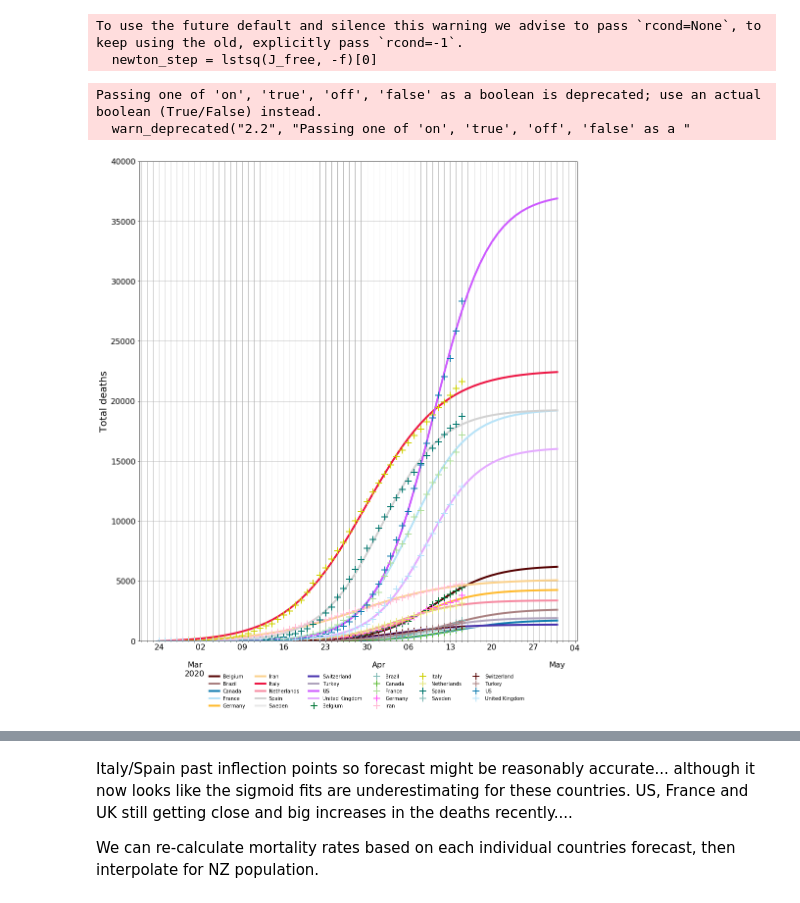
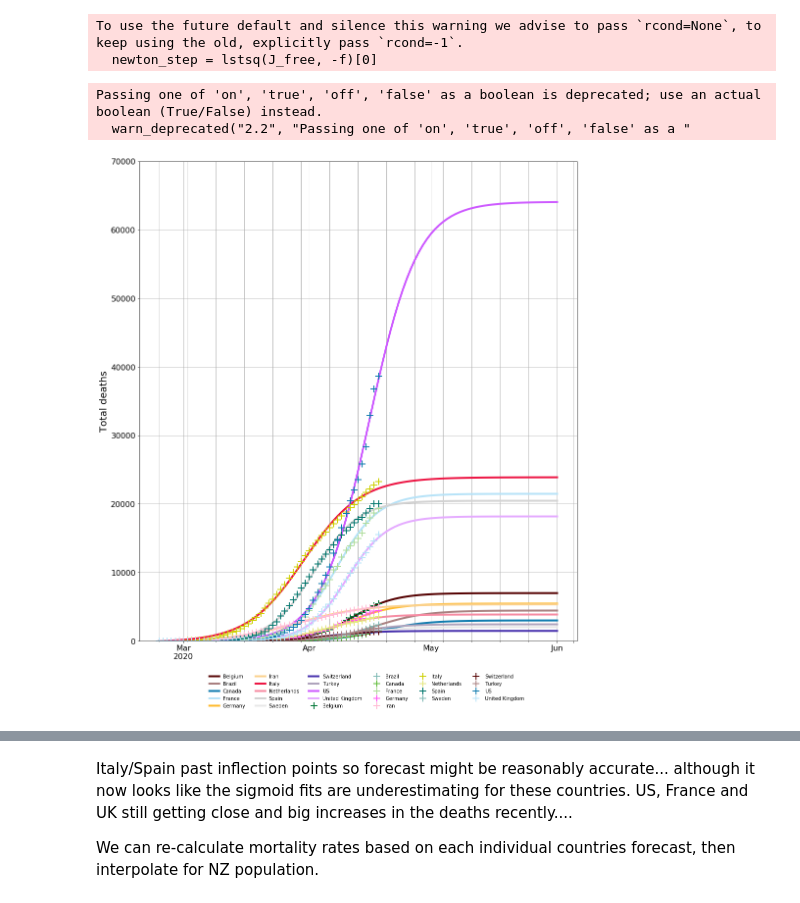
Before and after one commit to djhume/COVID-19, a Jupyter notebook: COVID-19.ipynb, the cells around one changed output, grey strips where cells are left out. Cells and saved outputs as stored; diff of their text form; code cells hidden in the pictures.

```diff
--- a/COVID-19.ipynb
+++ b/COVID-19.ipynb
@@ -812,19 +811,19 @@ To use the future default and silence this warning we advise to pass `rcond=None
   newton_step = lstsq(J_free, -f)[0]
 # %%
 str_d = "2020/2/24"
-end_d = "2020/5/1"
+end_d = "2020/6/1"
 fig = plt.figure(1, figsize=[16,18])
 ax = fig.add_subplot(111)
 country_sigmoids.xs('Forecast', level=1, axis=1)[str_d: end_d].plot(ax=ax, lw=4, fontsize=16)
 country_sigmoids.xs('Reported', level=1, axis=1)[str_d: end_d].plot(ax=ax, marker="+", lw=0, ms=14, mew=2)
-ax.set_ylim([0, 40000])
+ax.set_ylim([0, 70000])
 ax.set_ylabel('Total deaths', fontsize=20)
 legend_format(ax, cols=6, xpos=0.15)
 grid('on', which='both')
 # %% [output]
 Passing one of 'on', 'true', 'off', 'false' as a boolean is deprecated; use an actual boolean (True/False) instead.
   warn_deprecated("2.2", "Passing one of 'on', 'true', 'off', 'false' as a "
-[figure, old version]
+[figure, new version]
 # %%
 fig = plt.figure(1, figsize=[16,18])
 ax = fig.add_subplot(111)
```
Also changed, not shown: parts of 33 cells of this notebook.
